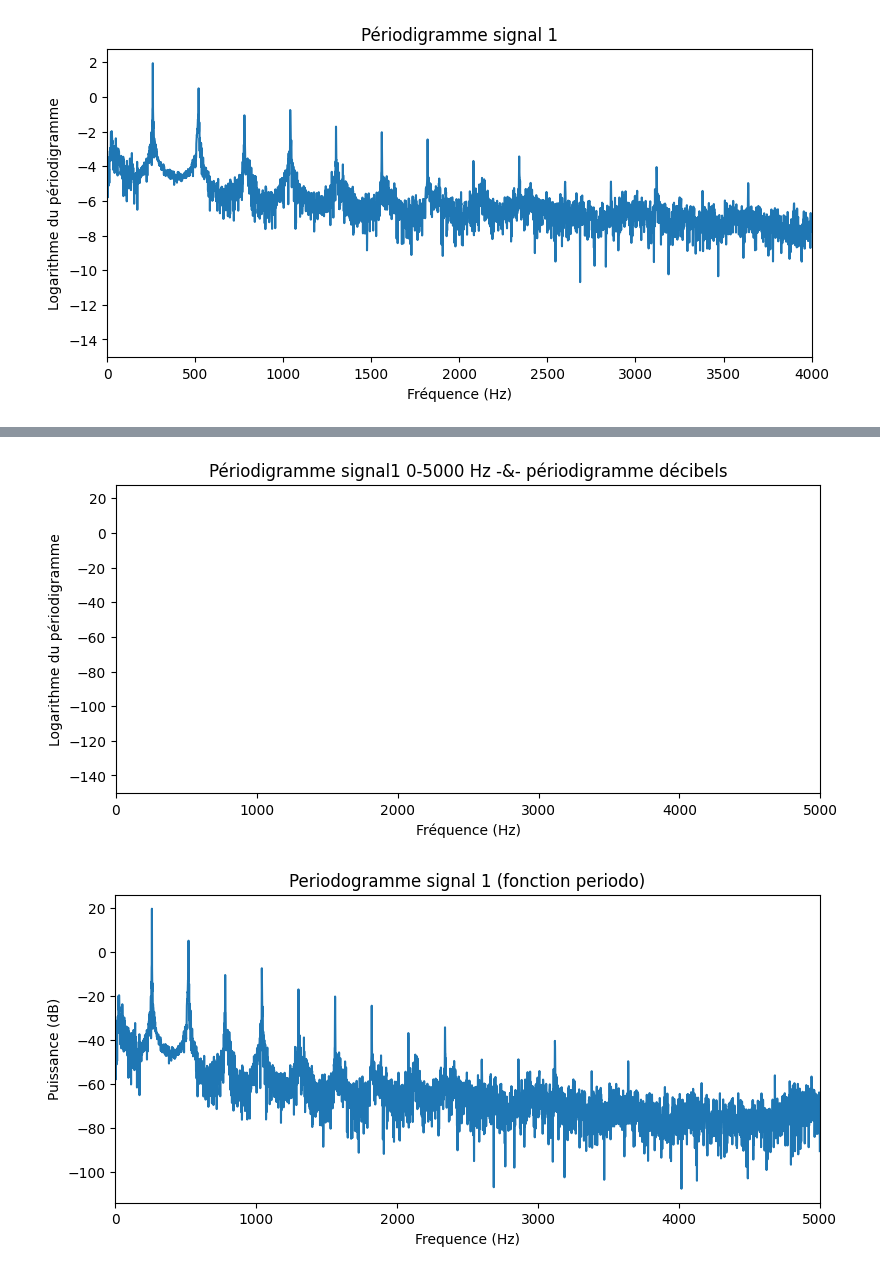
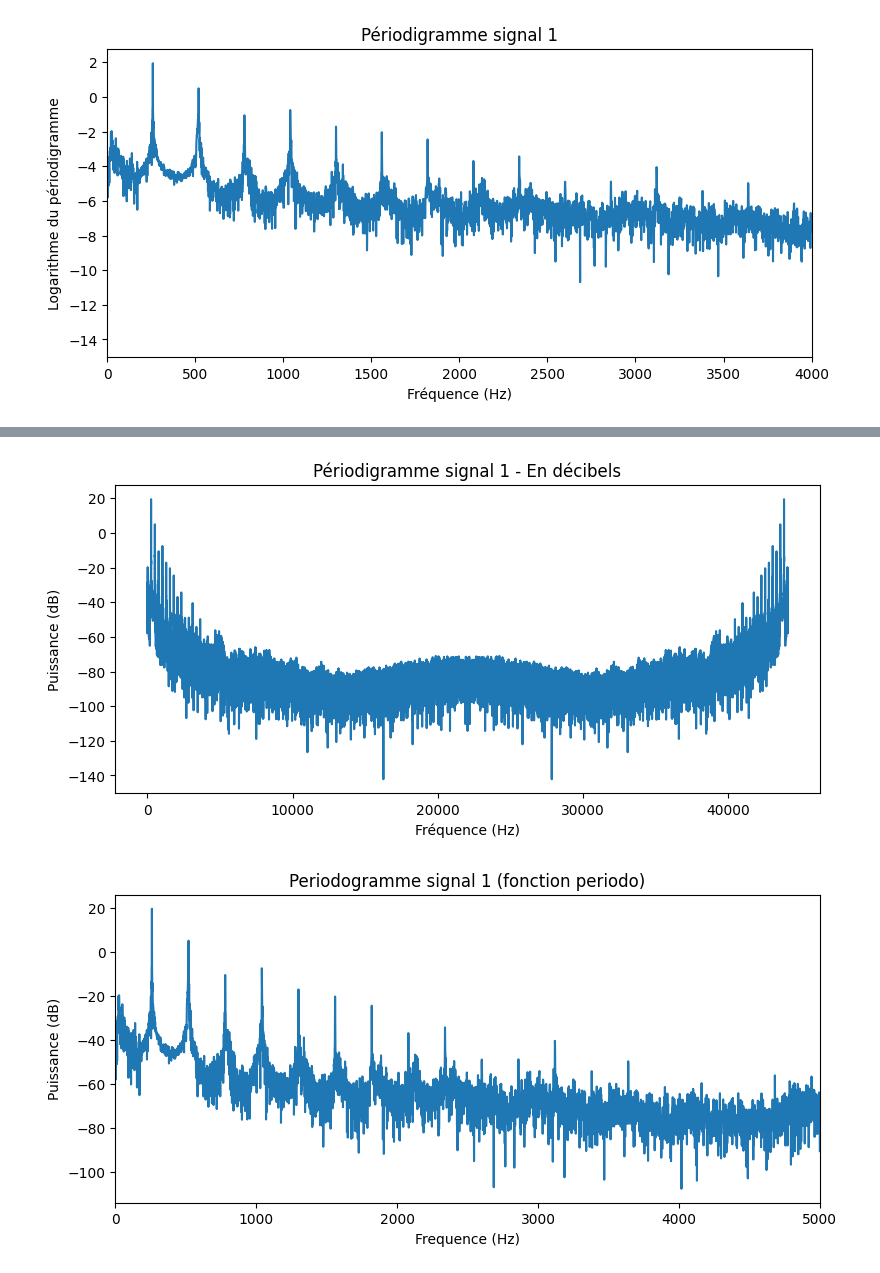
Before and after one commit to baptistejouin/IMACS3-TS-FFT, a Jupyter notebook: TP_FFT.ipynb, the cells around one changed output, grey strips where cells are left out. Saved outputs shown, nothing was run; the diff lists cells and outputs as text; code cells hidden in the pictures.

```diff
--- a/TP_FFT.ipynb
+++ b/TP_FFT.ipynb
@@ -167,21 +166,17 @@ plt.show()
 # %%
 
-plt.figure(1,figsize=(20,4))
-plt.subplot(122)
-plt.plot(freq, np.log10(periodogram))
-plt.xlim(0, 5000)
+plt.figure(5,figsize=(20,4))
 
 periodogram_db = 10 * np.log10(periodogram)
 
 plt.subplot(122)
-plt.plot(freq, periodogram_db)
-plt.xlim(0, 5000)
+plt.plot(freq*44100, periodogram_db)
 plt.xlabel('Fréquence (Hz)')
 plt.ylabel('Puissance (dB)')
-plt.title('Périodigramme signal1 0-5000 Hz -&- périodigramme décibels')
+plt.title('Périodigramme signal 1 - En décibels')
 plt.show()
 # %% [output]
-[figure, old version]
+[figure, new version]
 # %%
 fmin = 0
 fmax = 5000
```
Also changed, not shown: parts of 16 cells of this notebook.
